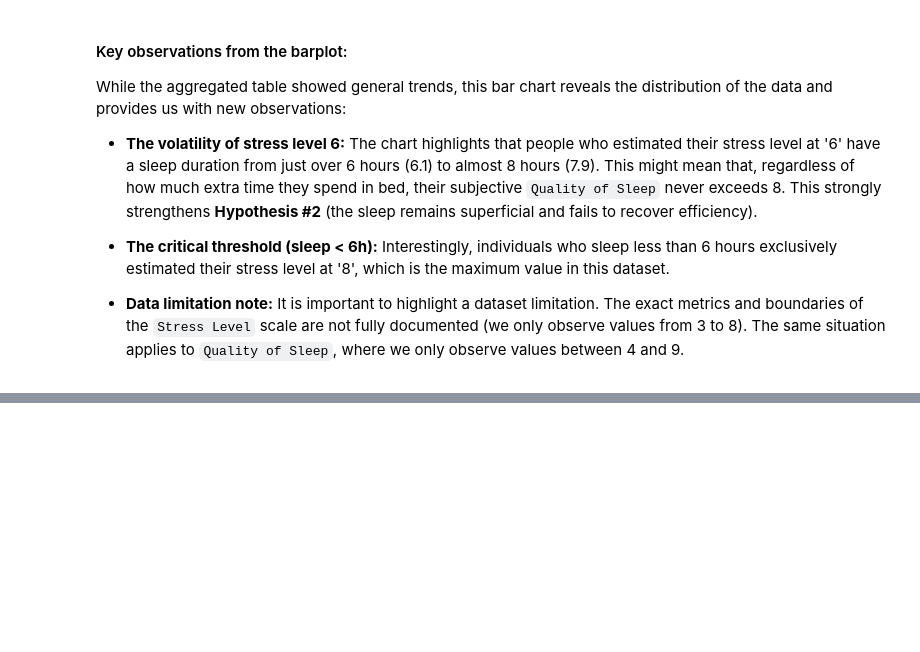
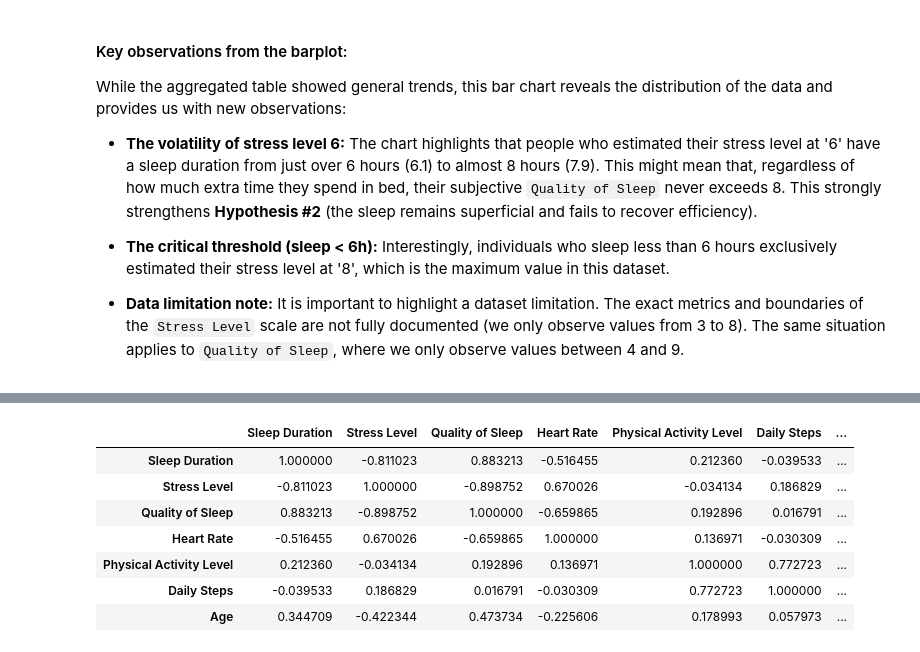
Before and after one commit to SabinaSid/Welness_sleep_analysis, a Jupyter notebook: Notebooks/eda_sleep_analysis.ipynb, the cells around one changed output, grey strips where cells are left out. Saved outputs shown, nothing was run; the diff lists cells and outputs as text; code cells hidden in the pictures; blank space fills up the shorter version.

```diff
--- a/Notebooks/eda_sleep_analysis.ipynb
+++ b/Notebooks/eda_sleep_analysis.ipynb
@@ -104,0 +113,11 @@ While the aggregated table showed general trends, this bar chart reveals the dis
+# %%
+df[['Sleep Duration', 'Stress Level','Quality of Sleep','Heart Rate','Physical Activity Level','Daily Steps','Age']].corr()
+# %% [output]
+|  | Sleep Duration | Stress Level | Quality of Sleep | Heart Rate | Physical Activity Level | Daily Steps | ... |
+| Sleep Duration | 1.000000 | -0.811023 | 0.883213 | -0.516455 | 0.212360 | -0.039533 | ... |
+| Stress Level | -0.811023 | 1.000000 | -0.898752 | 0.670026 | -0.034134 | 0.186829 | ... |
+| Quality of Sleep | 0.883213 | -0.898752 | 1.000000 | -0.659865 | 0.192896 | 0.016791 | ... |
+| Heart Rate | -0.516455 | 0.670026 | -0.659865 | 1.000000 | 0.136971 | -0.030309 | ... |
+| Physical Activity Level | 0.212360 | -0.034134 | 0.192896 | 0.136971 | 1.000000 | 0.772723 | ... |
+| Daily Steps | -0.039533 | 0.186829 | 0.016791 | -0.030309 | 0.772723 | 1.000000 | ... |
+| Age | 0.344709 | -0.422344 | 0.473734 | -0.225606 | 0.178993 | 0.057973 | ... |
```
Also changed, not shown: parts of 4 cells of this notebook.
